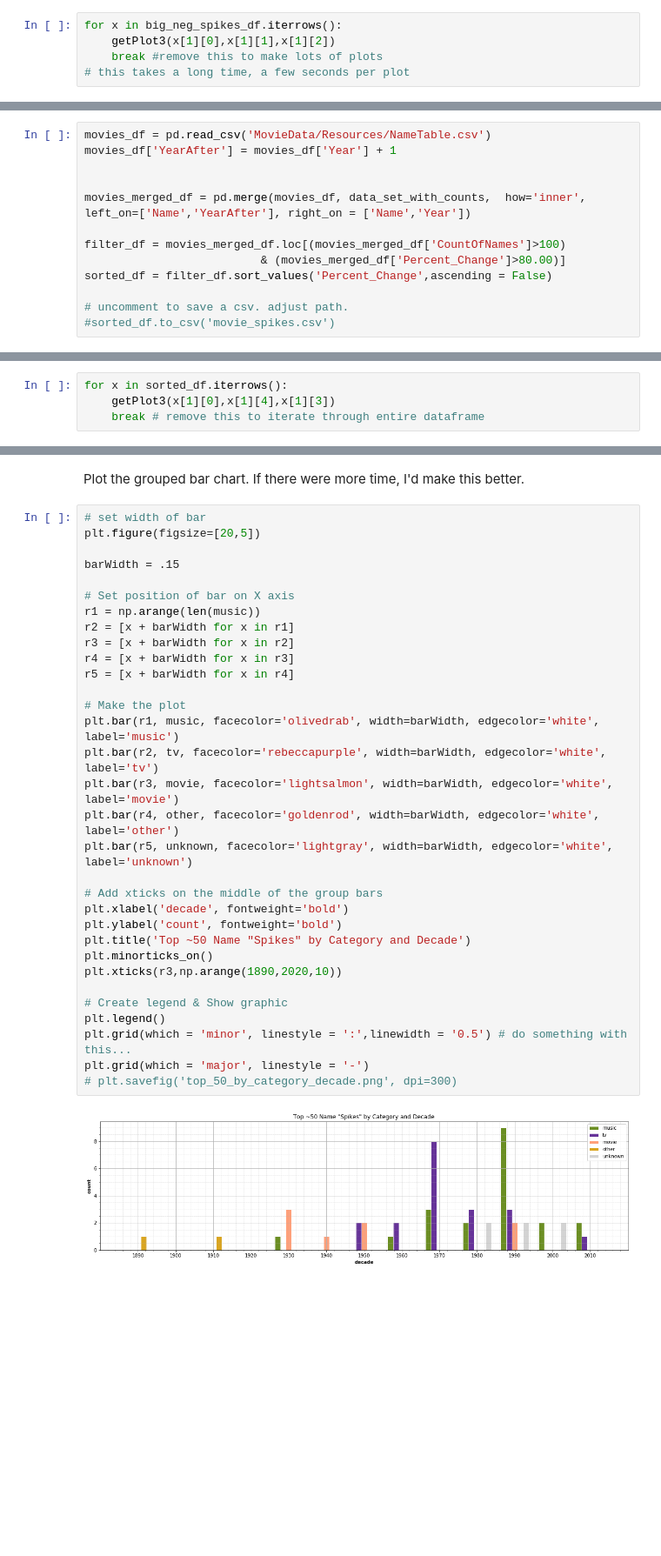
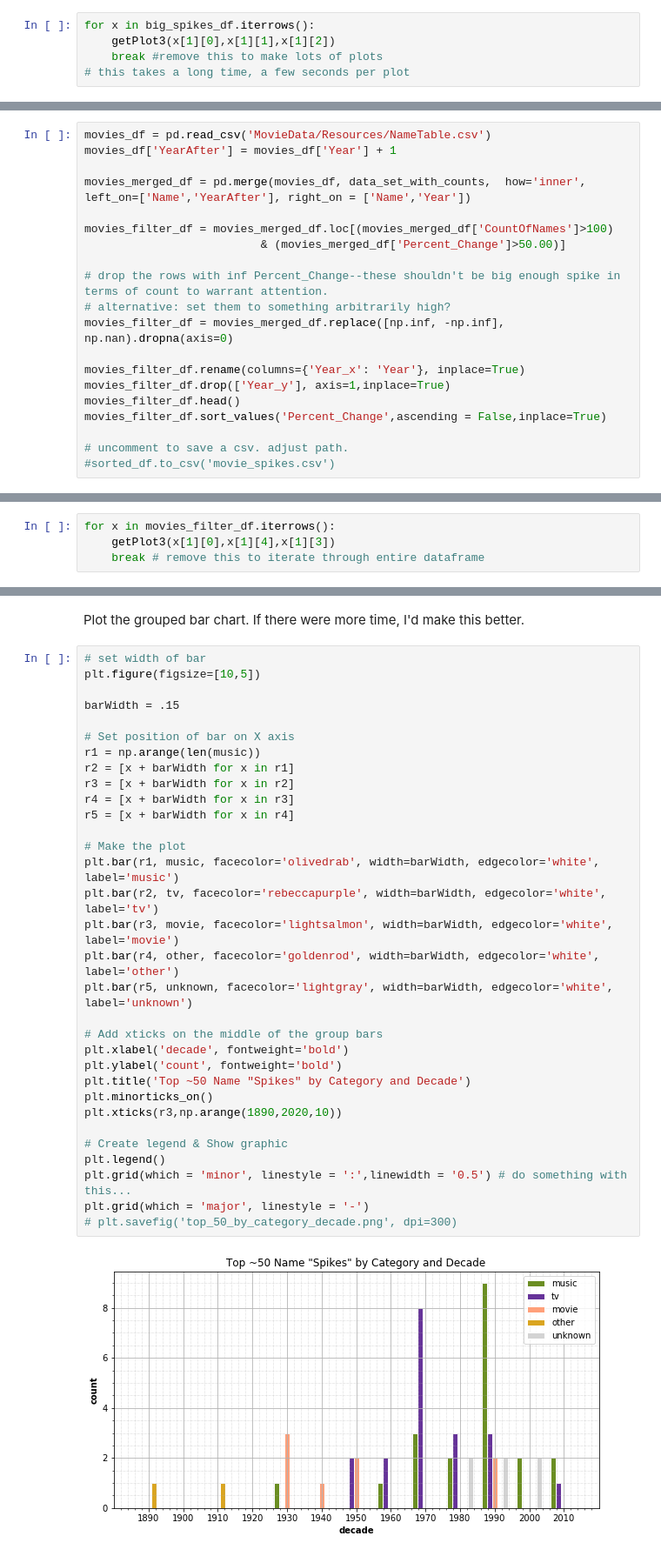
Before and after one commit to SagiNandKishore/project-1, a Jupyter notebook: Chris.ipynb, the cells around one changed output, grey strips where cells are left out. Shown: that part at 87% size. Cells and saved outputs as stored; diff of their text form; blank space fills up the shorter version.

```diff
--- a/Chris.ipynb
+++ b/Chris.ipynb
@@ -113,5 +123,5 @@ Will throw an error if the output folder doesn't exist.
 # %%
-for x in big_neg_spikes_df.iterrows():
+for x in big_spikes_df.iterrows():
     getPlot3(x[1][0],x[1][1],x[1][2])
     break #remove this to make lots of plots
 # this takes a long time, a few seconds per plot
@@ -132,12 +142,19 @@ Should we clean the data frame up? Remove duplicate columns?
 movies_df = pd.read_csv('MovieData/Resources/NameTable.csv')
 movies_df['YearAfter'] = movies_df['Year'] + 1
 
-
 movies_merged_df = pd.merge(movies_df, data_set_with_counts,  how='inner', left_on=['Name','YearAfter'], right_on = ['Name','Year'])
 
-filter_df = movies_merged_df.loc[(movies_merged_df['CountOfNames']>100)
-                          & (movies_merged_df['Percent_Change']>80.00)]
-sorted_df = filter_df.sort_values('Percent_Change',ascending = False)
+movies_filter_df = movies_merged_df.loc[(movies_merged_df['CountOfNames']>100)
+                          & (movies_merged_df['Percent_Change']>50.00)]
+
+# drop the rows with inf Percent_Change--these shouldn't be big enough spike in terms of count to warrant attention.
+# alternative: set them to something arbitrarily high?
+movies_filter_df = movies_merged_df.replace([np.inf, -np.inf], np.nan).dropna(axis=0)
+
+movies_filter_df.rename(columns={'Year_x': 'Year'}, inplace=True)
+movies_filter_df.drop(['Year_y'], axis=1,inplace=True)
+movies_filter_df.head()
+movies_filter_df.sort_values('Percent_Change',ascending = False,inplace=True)
 
 # uncomment to save a csv. adjust path.
 #sorted_df.to_csv('movie_spikes.csv')
@@ -153,0 +161,4 @@ movies_describe_df.head()
+# %%
+for x in movies_filter_df.iterrows():
+    getPlot3(x[1][0],x[1][4],x[1][3])
+    break # remove this to iterate through entire dataframe
@@ -201,7 +231,3 @@ plt.hist(movie_data, bins=np.arange(-75, 800,10),density=True)
 [figure]
 # %% [markdown]
 Get plots from the movie data frame.
-# %%
-for x in sorted_df.iterrows():
-    getPlot3(x[1][0],x[1][4],x[1][3])
-    break # remove this to iterate through entire dataframe
@@ -313,36 +342,36 @@ for dec in np.arange(1890,2020,10):
 Plot the grouped bar chart. If there were more time, I'd make this better.
 # %%
 # set width of bar
-plt.figure(figsize=[20,5])
+plt.figure(figsize=[10,5])
 
 barWidth = .15
 
 # Set position of bar on X axis
 r1 = np.arange(len(music))
 r2 = [x + barWidth for x in r1]
 r3 = [x + barWidth for x in r2]
 r4 = [x + barWidth for x in r3]
 r5 = [x + barWidth for x in r4]
 
 # Make the plot
 plt.bar(r1, music, facecolor='olivedrab', width=barWidth, edgecolor='white', label='music')
 plt.bar(r2, tv, facecolor='rebeccapurple', width=barWidth, edgecolor='white', label='tv')
 plt.bar(r3, movie, facecolor='lightsalmon', width=barWidth, edgecolor='white', label='movie')
 plt.bar(r4, other, facecolor='goldenrod', width=barWidth, edgecolor='white', label='other')
 plt.bar(r5, unknown, facecolor='lightgray', width=barWidth, edgecolor='white', label='unknown')
 
 # Add xticks on the middle of the group bars
 plt.xlabel('decade', fontweight='bold')
 plt.ylabel('count', fontweight='bold')
 plt.title('Top ~50 Name "Spikes" by Category and Decade')
 plt.minorticks_on()
 plt.xticks(r3,np.arange(1890,2020,10))
 
 # Create legend & Show graphic
 plt.legend()
 plt.grid(which = 'minor', linestyle = ':',linewidth = '0.5') # do something with this...
 plt.grid(which = 'major', linestyle = '-')
 # plt.savefig('top_50_by_category_decade.png', dpi=300)
 # %% [output]
-[figure, old version]
+[figure, new version]
 # %%
```
Also changed, not shown: parts of 33 cells of this notebook, 4 other files.
